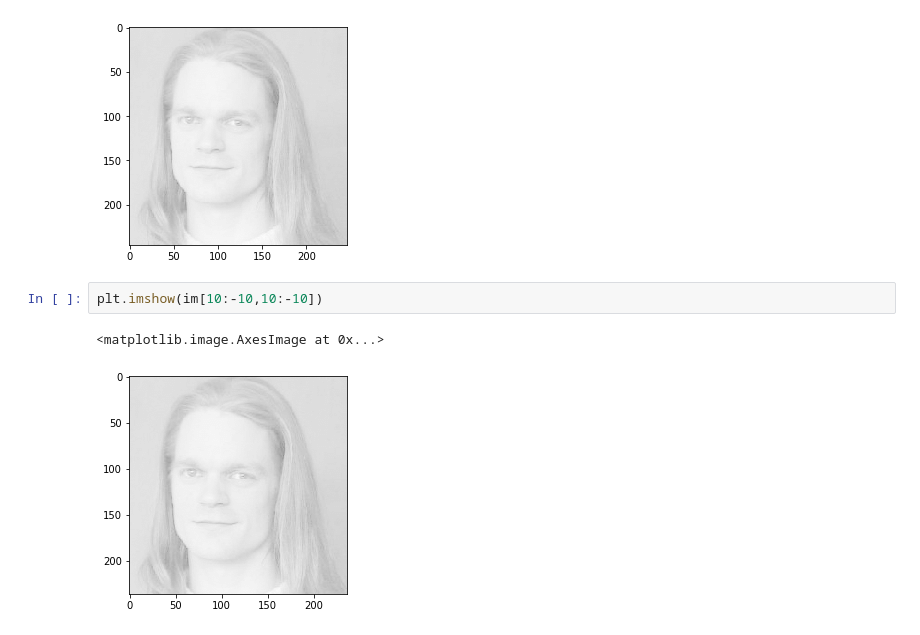
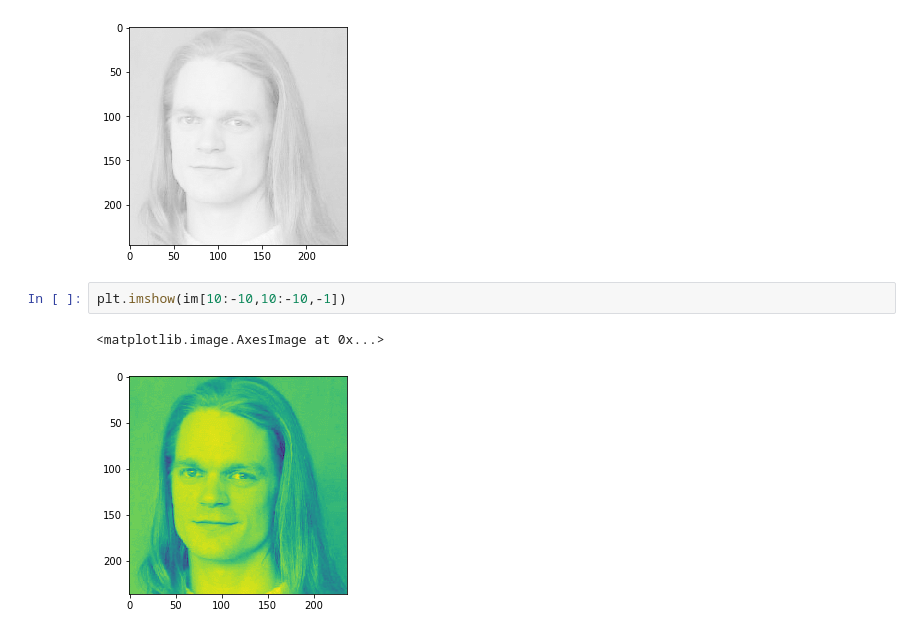
Before and after one commit to saiyerniakhil/numpy-100, a Jupyter notebook: numpy exercises.ipynb, the cells around one changed output. Saved outputs shown, nothing was run; the diff lists cells and outputs as text.

```diff
--- a/numpy exercises.ipynb
+++ b/numpy exercises.ipynb
@@ -434,7 +434,7 @@ plt.imshow(im[10:,10:])
 <matplotlib.image.AxesImage at 0x...>
 [figure]
 # %%
-plt.imshow(im[10:-10,10:-10])
+plt.imshow(im[10:-10,10:-10,-1])
 # %% [output]
 <matplotlib.image.AxesImage at 0x...>
-[figure, old version]
+[figure, new version]
```
